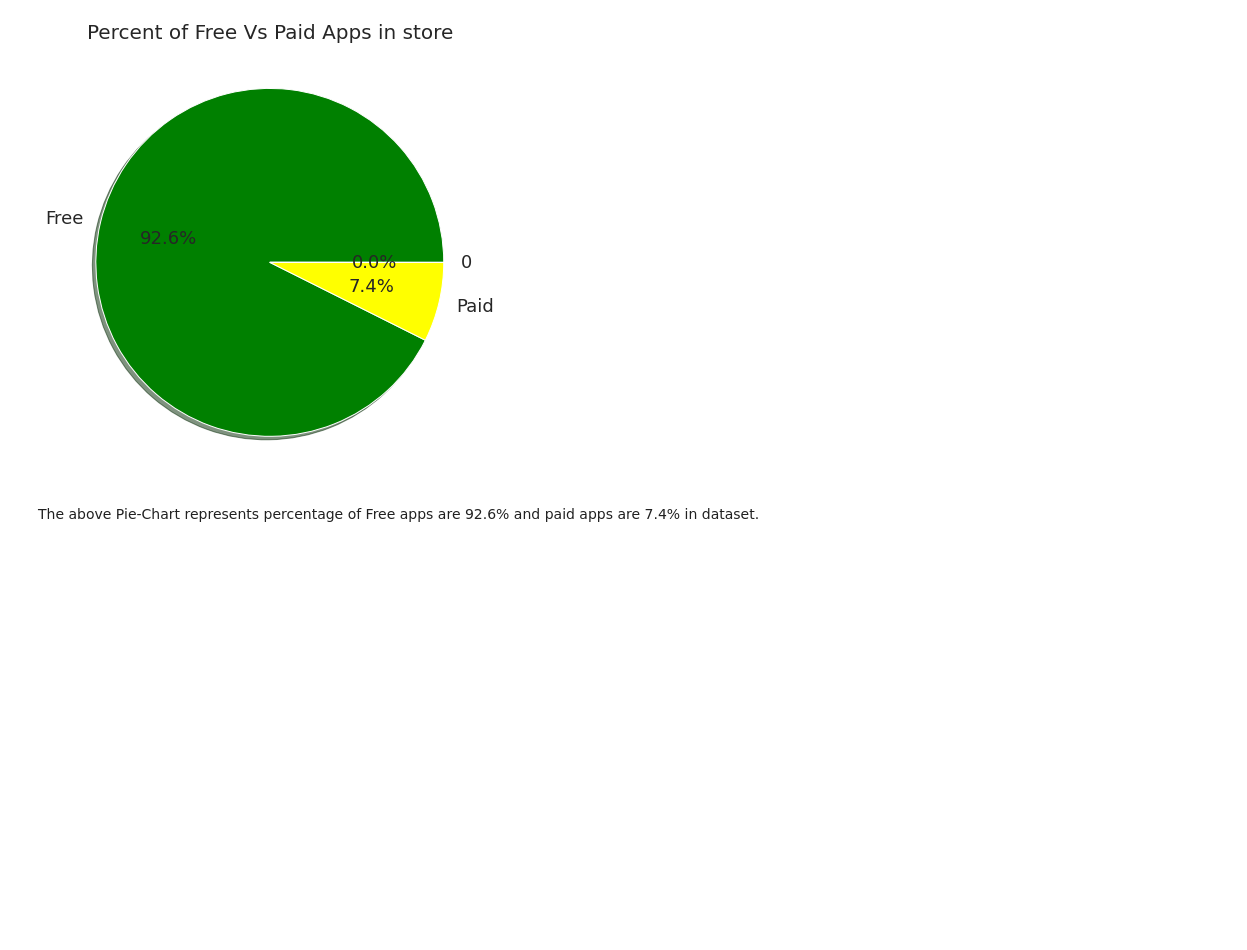
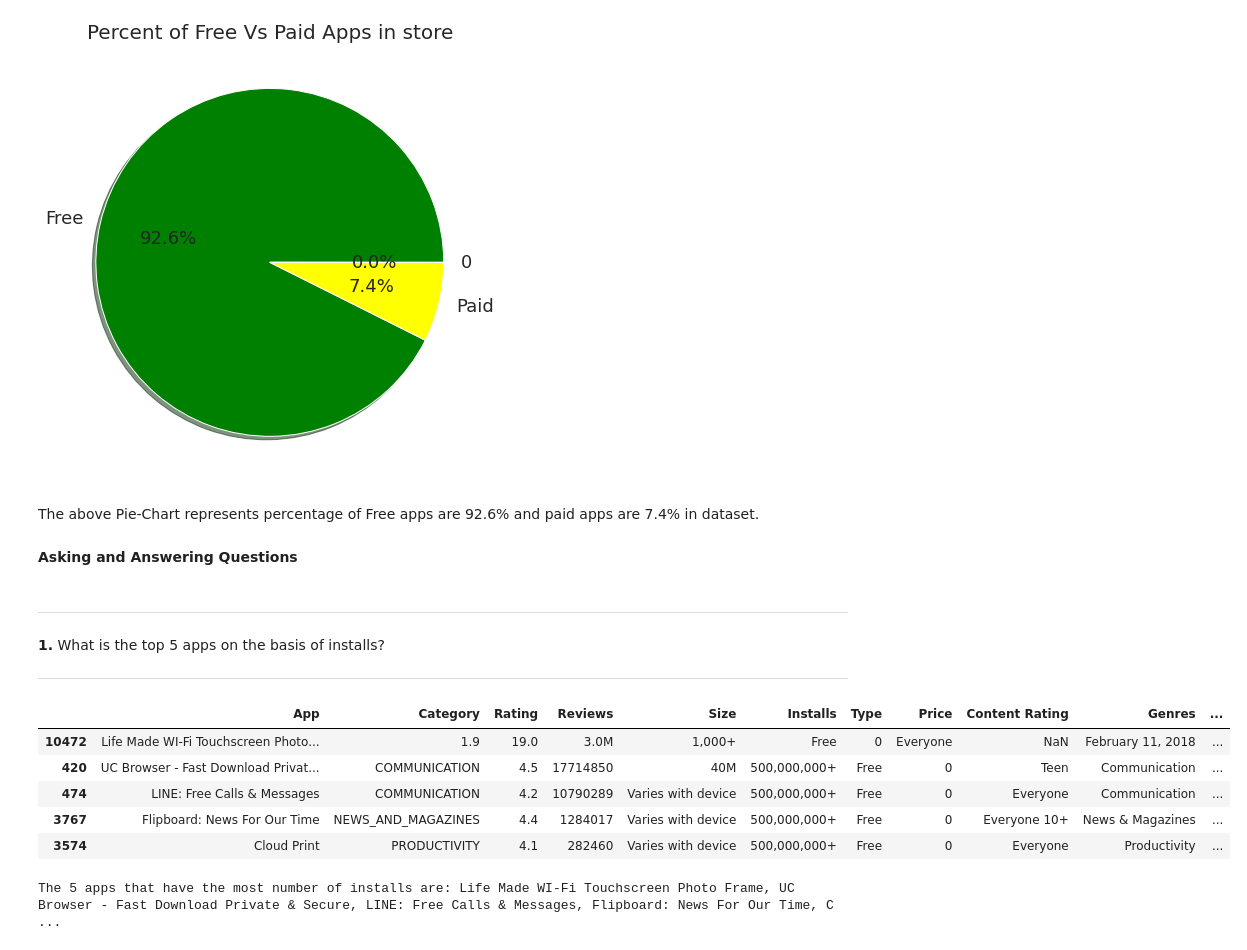
Before and after one commit to AsadullaP/Play-Store-App-Review-Analysis-, a Jupyter notebook: Asadullakhan_pathan_Play_Store_App_Review_Analysis_Capstone_Project.ipynb, the cells around one changed output. Drawn from its saved outputs; the diff is of its cells as text; code cells hidden in the pictures; blank space fills up the shorter version.

```diff
--- a/Asadullakhan_pathan_Play_Store_App_Review_Analysis_Capstone_Project.ipynb
+++ b/Asadullakhan_pathan_Play_Store_App_Review_Analysis_Capstone_Project.ipynb
@@ -266,3 +266,25 @@ plt.show()
 [figure]
 # %% [markdown]
 The above Pie-Chart represents percentage of Free apps are 92.6% and paid apps are 7.4% in dataset.
+# %% [markdown]
+**Asking and Answering Questions**
+# %% [markdown]
+---
+**1.** What is the top 5 apps on the basis of installs?
+
+
+---
+# %%
+df =df_playstore_data.sort_values(by=['Installs'], ascending=False)
+df.head(5)
+# %% [output]
+|  | App | Category | Rating | Reviews | Size | Installs | Type | Price | Content Rating | Genres | ... |
+| 10472 | Life Made WI-Fi Touchscreen Photo... | 1.9 | 19.0 | 3.0M | 1,000+ | Free | 0 | Everyone | NaN | February 11, 2018 | ... |
+| 420 | UC Browser - Fast Download Privat... | COMMUNICATION | 4.5 | 17714850 | 40M | 500,000,000+ | Free | 0 | Teen | Communication | ... |
+| 474 | LINE: Free Calls & Messages | COMMUNICATION | 4.2 | 10790289 | Varies with device | 500,000,000+ | Free | 0 | Everyone | Communication | ... |
+| 3767 | Flipboard: News For Our Time | NEWS_AND_MAGAZINES | 4.4 | 1284017 | Varies with device | 500,000,000+ | Free | 0 | Everyone 10+ | News & Magazines | ... |
+| 3574 | Cloud Print | PRODUCTIVITY | 4.1 | 282460 | Varies with device | 500,000,000+ | Free | 0 | Everyone | Productivity | ... |
+# %%
+print(f'The 5 apps that have the most number of installs are: {", ".join(df["App"].head(5))}')
+# %% [output]
+The 5 apps that have the most number of installs are: Life Made WI-Fi Touchscreen Photo Frame, UC Browser - Fast Download Private & Secure, LINE: Free Calls & Messages, Flipboard: News For Our Time, C ...
```
Also changed, not shown: parts of 5 cells of this notebook.
